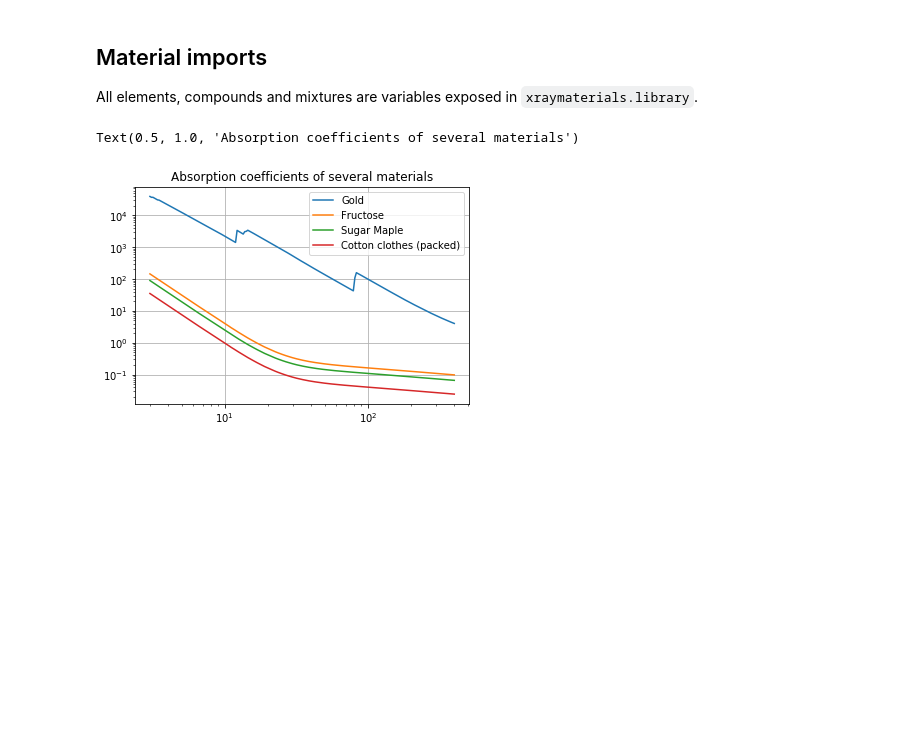
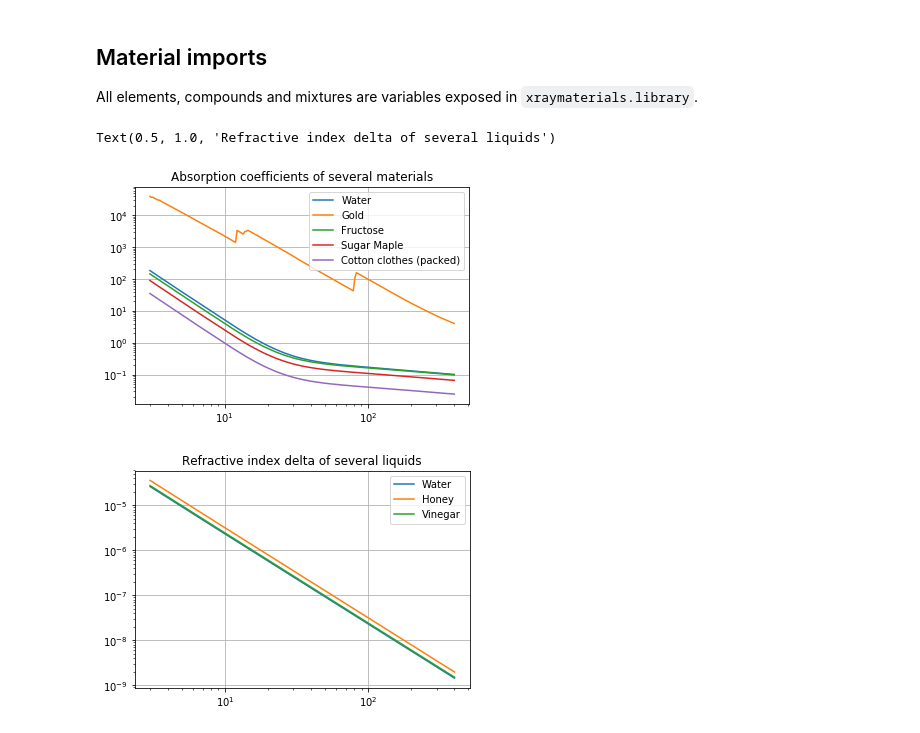
Before and after one commit to HesselinkGroup/xraymaterials, a Jupyter notebook: notebooks/material_library.ipynb, the cells around one changed output. Drawn from its saved outputs; the diff is of its cells as text; code cells hidden in the pictures; blank space fills up the shorter version.

Commit message:
added water and honey and vinegar

```diff
--- a/notebooks/material_library.ipynb
+++ b/notebooks/material_library.ipynb
@@ -59,15 +59,27 @@ All elements, compounds and mixtures are variables exposed in `xraymaterials.lib
 # %%
 import xraymaterials.library as xrl
 
 energy_keV = np.logspace(np.log10(3.0), np.log10(400.0), 200)
 
+plt.figure()
+plt.loglog(energy_keV, xrl.water.mu(energy_keV), label='Water')
 plt.loglog(energy_keV, xrl.gold.mu(energy_keV), label='Gold')
 plt.loglog(energy_keV, xrl.fructose.mu(energy_keV), label='Fructose')
 plt.loglog(energy_keV, xrl.sugar_maple.mu(energy_keV), label='Sugar Maple')
 plt.loglog(energy_keV, xrl.cotton_clothes_packed.mu(energy_keV), label='Cotton clothes (packed)')
 plt.grid()
 plt.legend(loc='best')
 plt.title("Absorption coefficients of several materials")
+
+
+plt.figure()
+plt.loglog(energy_keV, xrl.water.delta(energy_keV), label='Water')
+plt.loglog(energy_keV, xrl.honey.delta(energy_keV), label='Honey')
+plt.loglog(energy_keV, xrl.vinegar.delta(energy_keV), label='Vinegar')
+plt.grid()
+plt.legend(loc='best')
+plt.title("Refractive index delta of several liquids")
 # %% [output]
-Text(0.5, 1.0, 'Absorption coefficients of several materials')
+Text(0.5, 1.0, 'Refractive index delta of several liquids')
-[figure, old version]
+[figure, new version]
+[figure, added]
```
Also changed, not shown: parts of 1 cell of this notebook, 3 other files.
